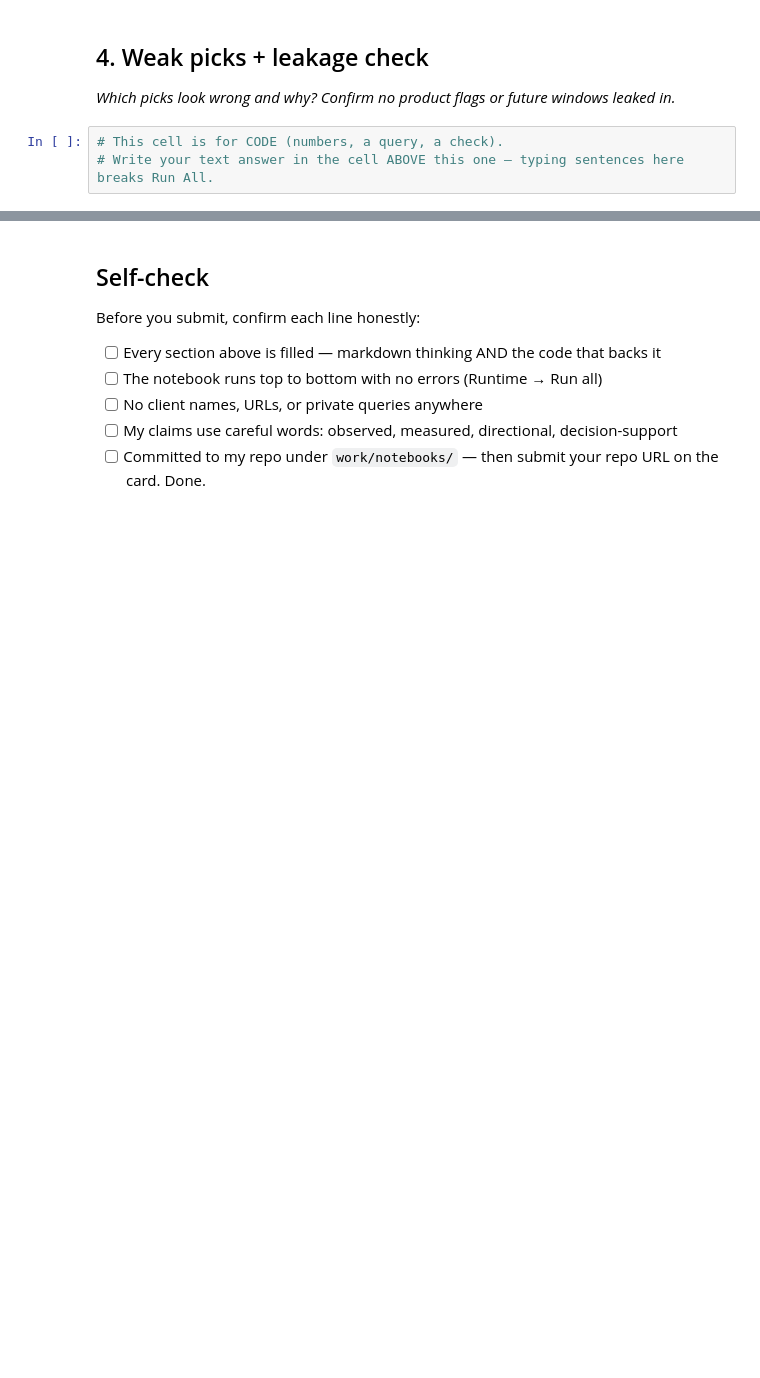
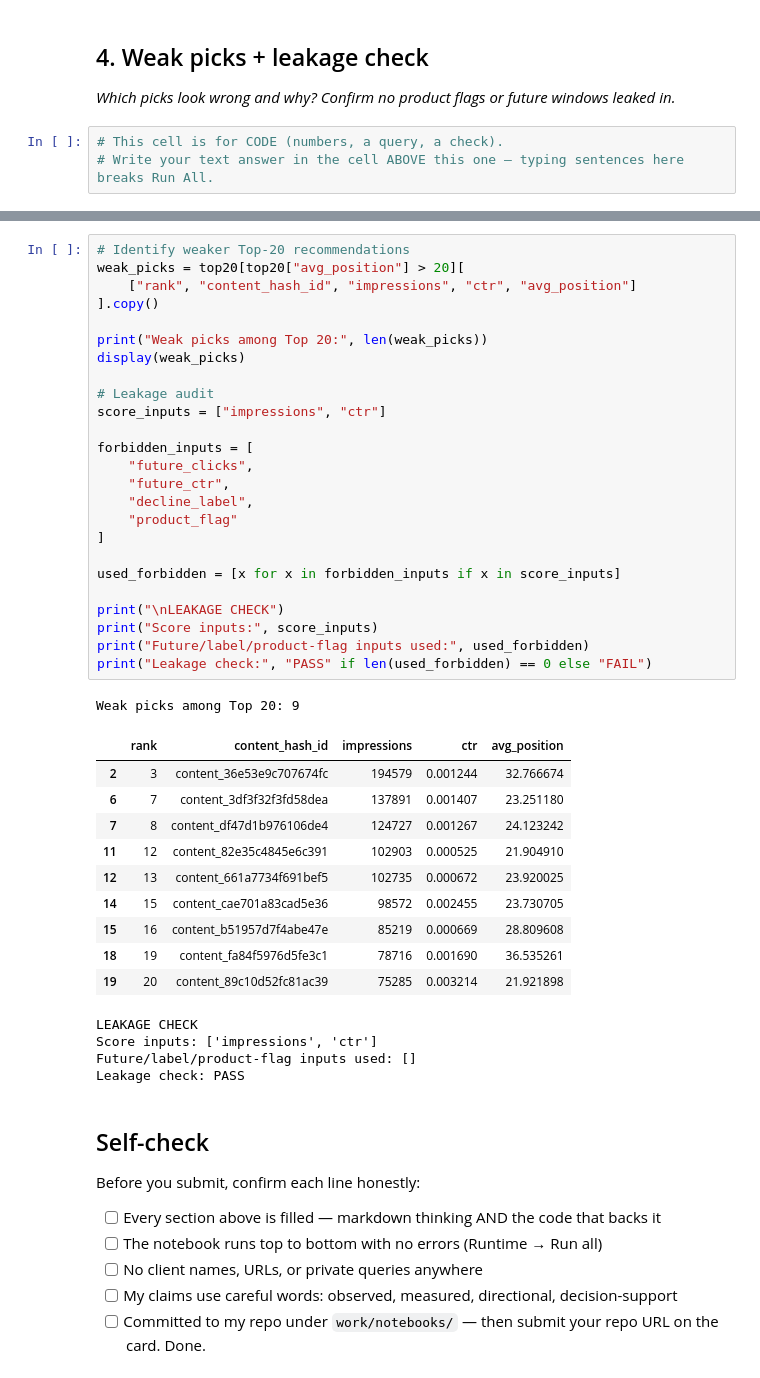
Before and after one commit to krishamerja1903/flyrank-ml-internship, a Jupyter notebook: work/notebooks/w04_baseline_score.ipynb, the cells around one changed output, grey strips where cells are left out. Saved outputs shown, nothing was run; the diff lists cells and outputs as text; blank space fills up the shorter version.

```diff
--- a/work/notebooks/w04_baseline_score.ipynb
+++ b/work/notebooks/w04_baseline_score.ipynb
@@ -37,3 +319,44 @@ This skeleton is yours to fill. Work the sections **in order** — each one has
+# %%
+# Identify weaker Top-20 recommendations
+weak_picks = top20[top20["avg_position"] > 20][
+    ["rank", "content_hash_id", "impressions", "ctr", "avg_position"]
+].copy()
+
+print("Weak picks among Top 20:", len(weak_picks))
+display(weak_picks)
+
+# Leakage audit
+score_inputs = ["impressions", "ctr"]
+
+forbidden_inputs = [
+    "future_clicks",
+    "future_ctr",
+    "decline_label",
+    "product_flag"
+]
+
+used_forbidden = [x for x in forbidden_inputs if x in score_inputs]
+
+print("\nLEAKAGE CHECK")
+print("Score inputs:", score_inputs)
+print("Future/label/product-flag inputs used:", used_forbidden)
+print("Leakage check:", "PASS" if len(used_forbidden) == 0 else "FAIL")
+# %% [output]
+Weak picks among Top 20: 9
+|  | rank | content_hash_id | impressions | ctr | avg_position |
+| 2 | 3 | content_36e53e9c707674fc | 194579 | 0.001244 | 32.766674 |
+| 6 | 7 | content_3df3f32f3fd58dea | 137891 | 0.001407 | 23.251180 |
+| 7 | 8 | content_df47d1b976106de4 | 124727 | 0.001267 | 24.123242 |
+| 11 | 12 | content_82e35c4845e6c391 | 102903 | 0.000525 | 21.904910 |
+| 12 | 13 | content_661a7734f691bef5 | 102735 | 0.000672 | 23.920025 |
+| 14 | 15 | content_cae701a83cad5e36 | 98572 | 0.002455 | 23.730705 |
+| 15 | 16 | content_b51957d7f4abe47e | 85219 | 0.000669 | 28.809608 |
+| 18 | 19 | content_fa84f5976d5fe3c1 | 78716 | 0.001690 | 36.535261 |
+| 19 | 20 | content_89c10d52fc81ac39 | 75285 | 0.003214 | 21.921898 |
+LEAKAGE CHECK
+Score inputs: ['impressions', 'ctr']
+Future/label/product-flag inputs used: []
+Leakage check: PASS
 # %% [markdown]
 ## Self-check
 
```
Also changed, not shown: parts of 7 cells of this notebook.
